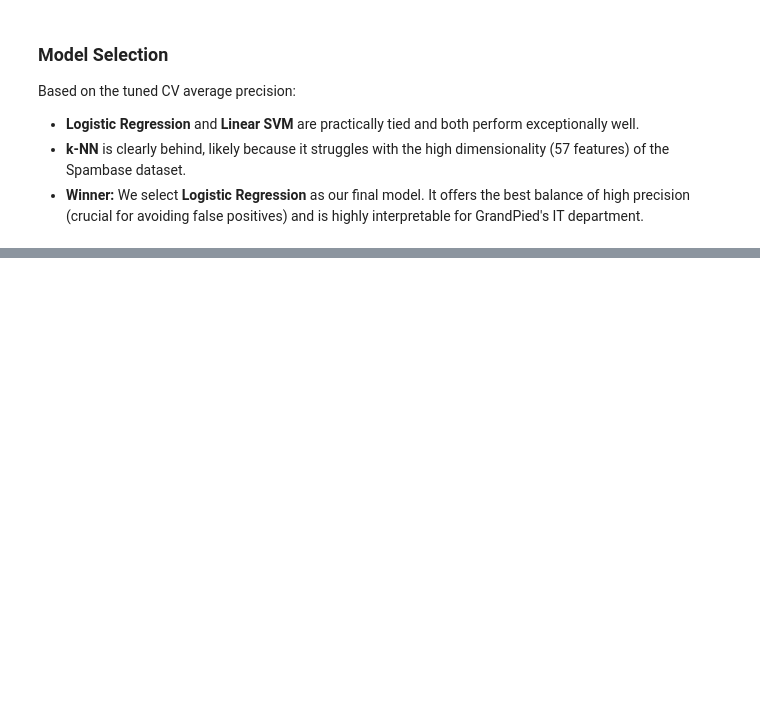
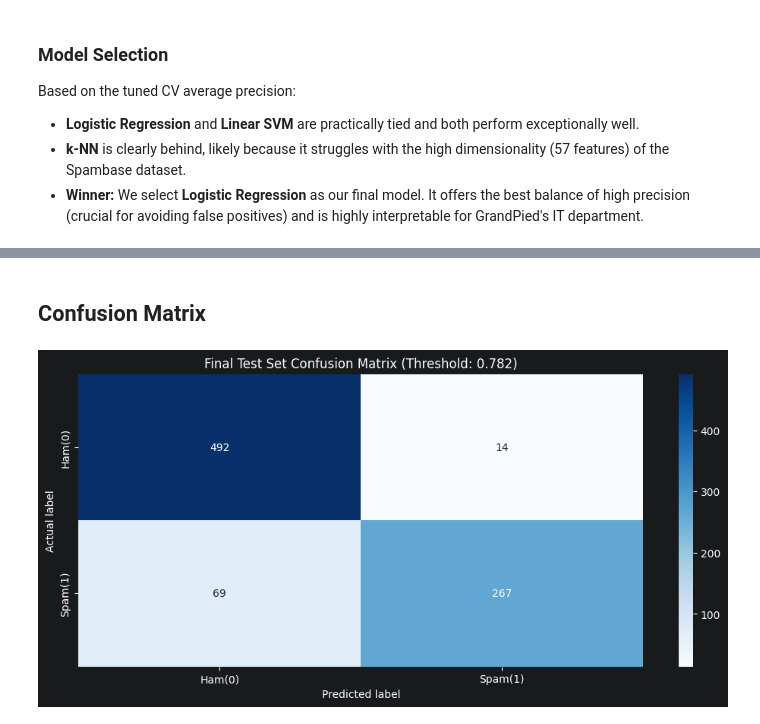
Before and after one commit to alajemba-vik/spamjam, a Jupyter notebook: notebooks/analysis.ipynb, the cells around one changed output, grey strips where cells are left out. Saved outputs shown, nothing was run; the diff lists cells and outputs as text; code cells hidden in the pictures; blank space fills up the shorter version.

```diff
--- a/notebooks/analysis.ipynb
+++ b/notebooks/analysis.ipynb
@@ -334,0 +385,2 @@ Based on the tuned CV average precision:
+# %%
+final_model=trainer_lr.train(X_train, y_train)
@@ -334,0 +389,16 @@ Based on the tuned CV average precision:
+# %%
+train_df_final,test_df=loader.load_split()
+
+X_train_final=train_df_final.drop(columns=TARGET_COL)
+y_train_final=train_df_final[TARGET_COL]
+
+X_test_final=test_df.drop(columns=TARGET_COL)
+y_test_final=test_df[TARGET_COL]
+
+test_metrics = trainer_lr.evaluate(X_test_final, y_test_final, threshold=chosen_threshold)
+
+print(" FINAL TEST SET EVALUATION ")
+print(f"Threshold: {chosen_threshold:.3f}")
+for metric, value in test_metrics.items():
+    if metric != "confusion_matrix":
+        print(f"{metric.capitalize():<18}: {value:.4f}")
@@ -334,0 +413,16 @@ Based on the tuned CV average precision:
+# %% [markdown]
+## **Confusion Matrix**
+# %%
+cm=test_metrics["confusion_matrix"]
+
+plt.figure(figsize=(12, 5))
+sns.heatmap(cm, annot=True, fmt='d', cmap="Blues",
+            xticklabels=['Ham(0)', 'Spam(1)'],
+            yticklabels=['Ham(0)', 'Spam(1)'])
+
+plt.title(f'Final Test Set Confusion Matrix (Threshold: {chosen_threshold:.3f})')
+plt.ylabel('Actual label')
+plt.xlabel('Predicted label')
+plt.show()
+# %% [output]
+[figure, added]
```
Also changed, not shown: parts of 15 cells of this notebook, 2 other files.
